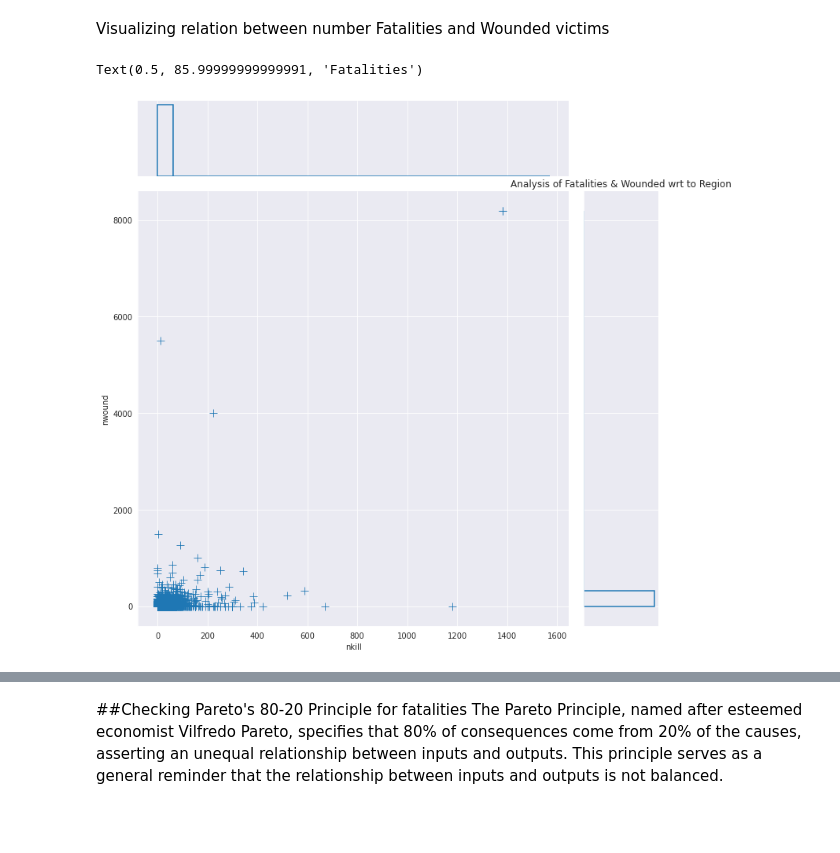
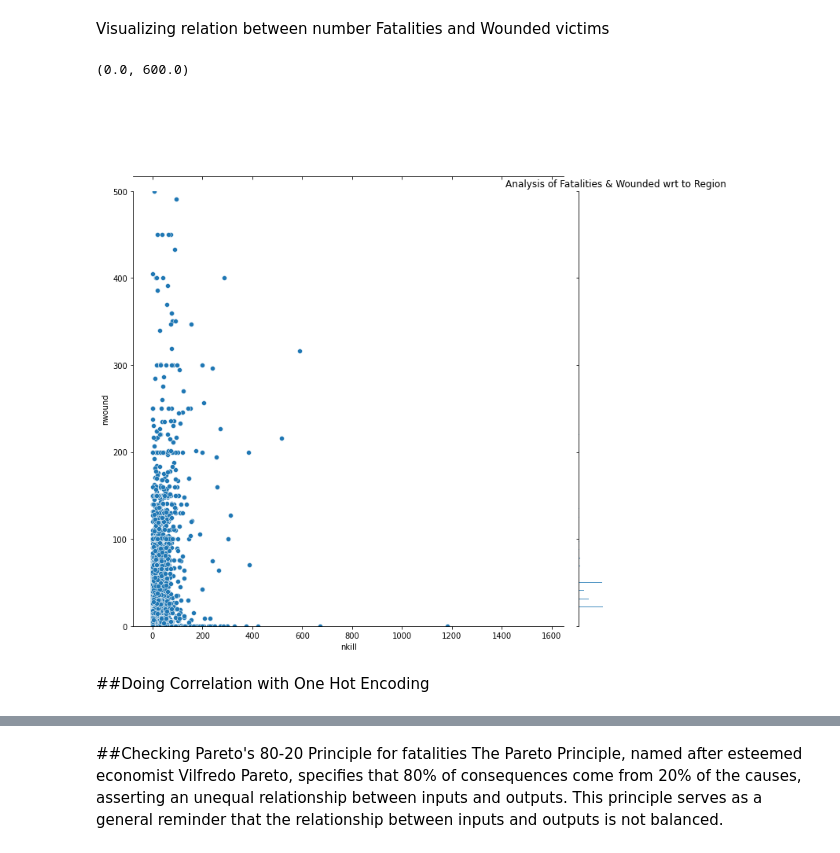
Before and after one commit to mahin-arvind/GTD-EDA, a Jupyter notebook: Copy_of_Global_Terrorism_Analysis_Capstone_Project.ipynb, the cells around one changed output, grey strips where cells are left out. Drawn from its saved outputs; the diff is of its cells as text; code cells hidden in the pictures; blank space fills up the shorter version.

```diff
--- a/Copy_of_Global_Terrorism_Analysis_Capstone_Project.ipynb
+++ b/Copy_of_Global_Terrorism_Analysis_Capstone_Project.ipynb
@@ -53,8 +53,8 @@ Index(['eventid', 'iyear', 'imonth', 'iday', 'approxdate', 'extended',
 # %% [markdown]
 Relevant Columns are chosen with the help of the [GTA CodeBook](https://www.start.umd.edu/gtd/downloads/Codebook.pdf)
 # %%
-useful_columns = ['eventid','iyear','country_txt', 'region_txt','city','crit1','crit2','crit3','attacktype1','attacktype1_txt',
-                  'success','suicide','weaptype1','weaptype1_txt','targtype1','targtype1_txt','nwound', 'gname','claimed','nkill',
+useful_columns = ['eventid','iyear','country_txt', 'region_txt','attacktype1','attacktype1_txt',
+                  'weaptype1','weaptype1_txt','targtype1','targtype1_txt','nwound', 'gname','claimed','nkill','crit1','crit2','crit3','success','suicide','city'
                   ]
 # %%
 gta_df = gta_df.loc[:, useful_columns]
@@ -158,3 +176,5 @@ gta_df['nkill'].fillna(0, inplace = True)
+# %%
+gta_df['iyear'] = pd.to_datetime(gta_df['iyear'], format = '%Y')
 # %% [markdown]
 ###Correlation
 # %% [markdown]
@@ -177,11 +197,14 @@ Correlation observed seems very insubstantial because most of the data is catego
 # %% [markdown]
 Visualizing relation between number Fatalities and Wounded victims
 # %%
-sns.jointplot(data= gta_df, x="nkill", y="nwound",
-    marker="+", s=100, marginal_kws=dict(bins=25, fill=False), height = 10)
+sns.jointplot(data= gta_df, x="nkill", y="nwound", height = 10)
 plt.title("Analysis of Fatalities & Wounded wrt to Region")
 plt.ylabel("Wounded")
 plt.xlabel("Fatalities")
+plt.ylim(0,500)
+plt.xlim(0,600)
 # %% [output]
-Text(0.5, 85.99999999999991, 'Fatalities')
+(0.0, 600.0)
-[figure, old version]
+[figure, new version]
+# %% [markdown]
+##Doing Correlation with One Hot Encoding
```
Also changed, not shown: parts of 29 cells of this notebook.
